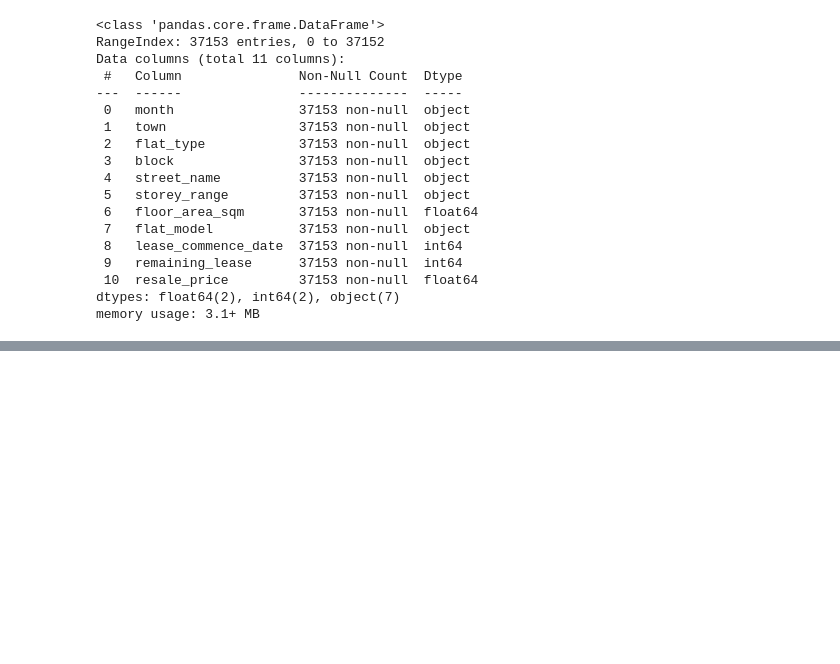
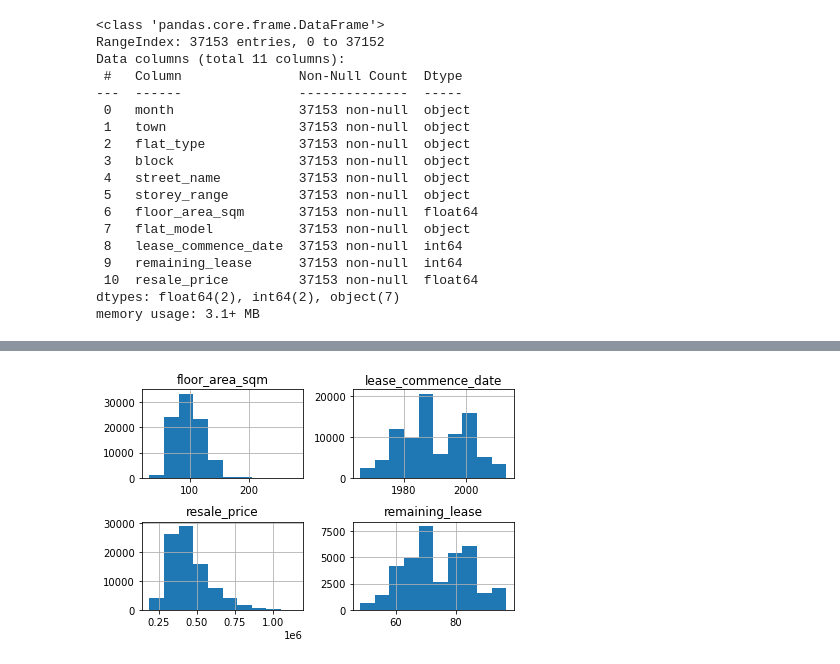
Before and after one commit to JunLongg/hdb-test, a Jupyter notebook: hdb_resale_price_DE.ipynb, the cells around one changed output, grey strips where cells are left out. Saved outputs shown, nothing was run; the diff lists cells and outputs as text; code cells hidden in the pictures; blank space fills up the shorter version.

```diff
--- a/hdb_resale_price_DE.ipynb
+++ b/hdb_resale_price_DE.ipynb
@@ -36,6 +37,6 @@ import seaborn as sns
 import os, sys
 # %%
-hdb_mar2012_dec2014 = pd.read_csv('.\HDB\Raw\Resale Flat Prices (Based on Registration Date), From Mar 2012 to Dec 2014.csv')
+hdb_mar2012_dec2014 = pd.read_csv('.\Raw\Resale Flat Prices (Based on Registration Date), From Mar 2012 to Dec 2014.csv')
 hdb_mar2012_dec2014.head()
 # %% [output]
 |  | month | town | flat_type | block | street_name | storey_range | floor_area_sqm | flat_model | ... |
@@ -88,7 +89,7 @@ Data columns (total 10 columns):
 dtypes: int32(2), int64(1), object(7)
 memory usage: 3.6+ MB
 # %%
-hdb_jan2015_dec2016 = pd.read_csv('.\HDB\Raw\Resale Flat Prices (Based on Registration Date), From Jan 2015 to Dec 2016.csv')
+hdb_jan2015_dec2016 = pd.read_csv('.\Raw\Resale Flat Prices (Based on Registration Date), From Jan 2015 to Dec 2016.csv')
 hdb_jan2015_dec2016.head(100)
 # %% [output]
 |  | month | town | flat_type | block | street_name | storey_range | floor_area_sqm | flat_model | ... |
@@ -127,0 +132,3 @@ memory usage: 3.1+ MB
+# %%
+df = pd.concat([hdb_mar2012_dec2014,hdb_jan2015_dec2016], axis=0, ignore_index=True)
+df
@@ -127,0 +193,5 @@ memory usage: 3.1+ MB
+# %%
+df.hist()
+plt.tight_layout()
+# %% [output]
+[figure, added]
```
Also changed, not shown: parts of 62 cells of this notebook, 7 other files.
